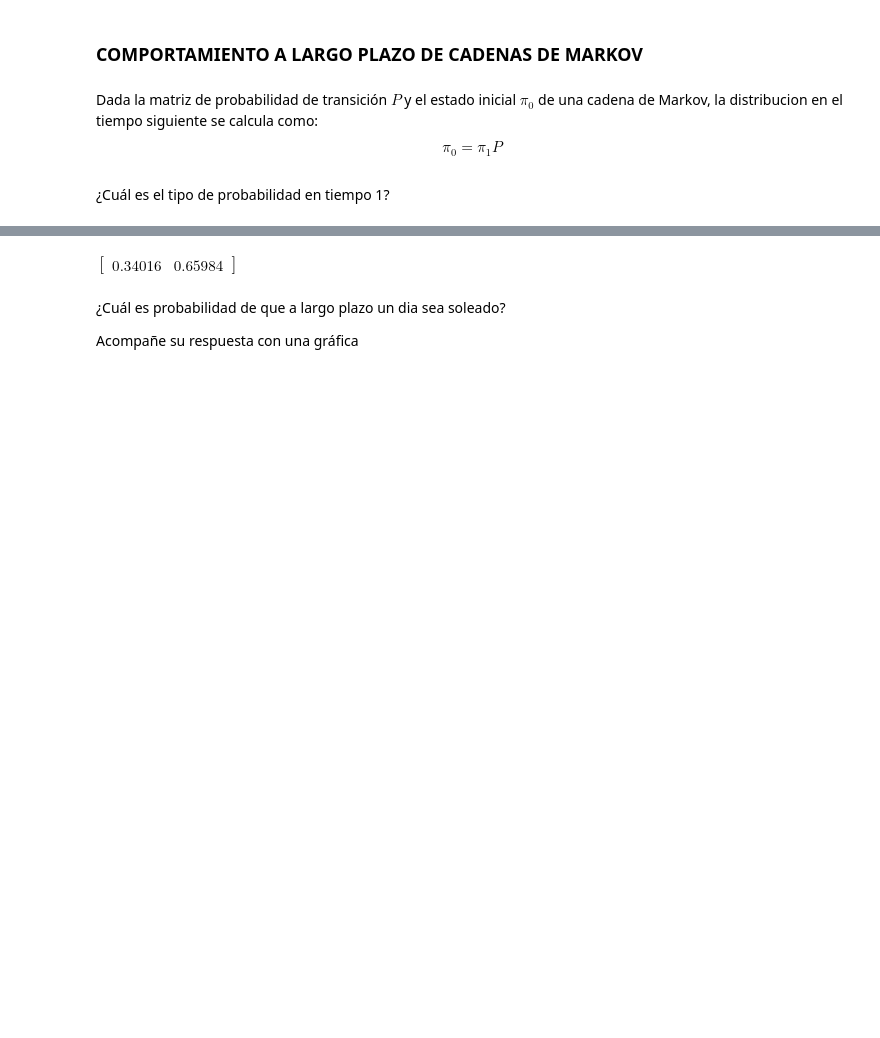
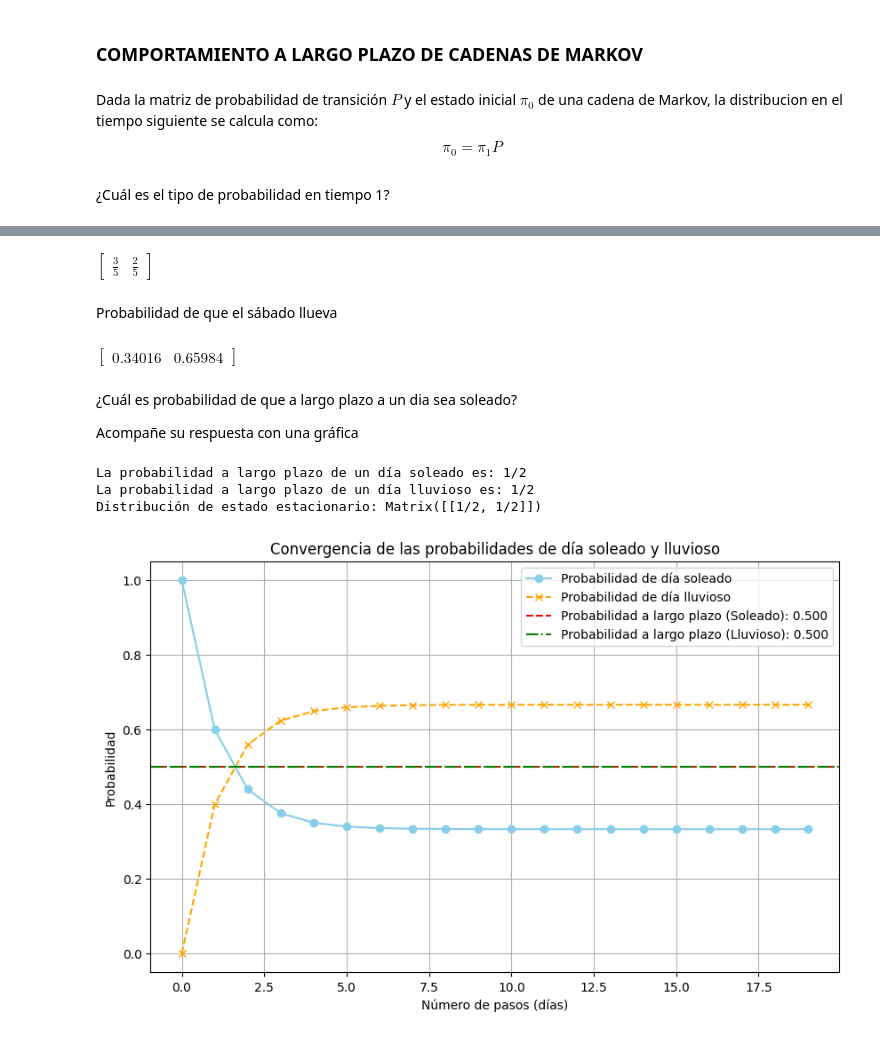
Before and after one commit to FOFM030711/SIMULACION-II, a Jupyter notebook: Comportamiento a largo plazo CADENAS DE MARKOV.ipynb, the cells around one changed output, grey strips where cells are left out. Drawn from its saved outputs; the diff is of its cells as text; code cells hidden in the pictures; blank space fills up the shorter version.

```diff
--- a/Comportamiento a largo plazo CADENAS DE MARKOV.ipynb
+++ b/Comportamiento a largo plazo CADENAS DE MARKOV.ipynb
@@ -13,4 +13,4 @@ P=Matrix([[0.6,0.4],[0.2,0.8]])
 # %%
-p=Matrix([[1,0]])
+Estado_Inicial=Matrix([[1,0]])
 # %% [markdown]
 ¿Cuál es el tipo de probabilidad en tiempo 1?
@@ -21 +17,7 @@ $\displaystyle \left[\begin{matrix}0.6 & 0.4\end{matrix}\right]$
+# %%
+Estado_Inicial*Matriz_Transicion
+# %% [output]
+$\displaystyle \left[\begin{matrix}\frac{3}{5} & \frac{2}{5}\end{matrix}\right]$
+# %% [markdown]
+Probabilidad de que el sábado llueva
 # %%
@@ -25,6 +27,62 @@ sabado
 # %% [output]
 $\displaystyle \left[\begin{matrix}0.34016 & 0.65984\end{matrix}\right]$
 # %% [markdown]
-¿Cuál es probabilidad de que a largo plazo un dia sea soleado?
+¿Cuál es probabilidad de que a largo plazo a un dia sea soleado?
 
 Acompañe su respuesta con una gráfica
+# %%
+import matplotlib.pyplot as plt
+from sympy import S
+
+# Para una matriz estocástica, el valor propio 1 corresponde al vector de estado estacionario
+v = [vecs for val, mult, vecs in Matriz_Transicion.eigenvects() if val == S.One]
+
+if v:
+    # Seleccionar el primer vector propio asociado al valor propio 1
+    # El vector propio a menudo se devuelve como una lista de matrices, por lo que tomamos la primera.
+    steady_state_vector = v[0][0]
+
+    # Normalizar el vector propio para que la suma de sus elementos sea 1
+    # Extraer los componentes del vector columna para realizar la suma
+    components = [steady_state_vector[i, 0] for i in range(steady_state_vector.rows)]
+    sum_components = sum(components)
+
+    # Crear la distribución de estado estacionario normalizada como una matriz fila (como 'Estado_Inicial')
+    steady_state_distribution = Matrix([[comp / sum_components for comp in components]])
+
+    prob_sunny_long_term = steady_state_distribution[0] # El primer componente corresponde a "soleado"
+    prob_rainy_long_term = steady_state_distribution[1] # El segundo componente corresponde a "lluvioso"
+
+    print(f"La probabilidad a largo plazo de un día soleado es: {prob_sunny_long_term}")
+    print(f"La probabilidad a largo plazo de un día lluvioso es: {prob_rainy_long_term}")
+    print(f"Distribución de estado estacionario: {steady_state_distribution}")
+
+    # Graficar la convergencia
+    num_steps = 20
+    sunny_probabilities_history = []
+    rainy_probabilities_history = []
+    current_p = Estado_Inicial
+
+    for _ in range(num_steps):
+        sunny_probabilities_history.append(float(current_p[0])) # Añadir la probabilidad de día soleado
+        rainy_probabilities_history.append(float(current_p[1])) # Añadir la probabilidad de día lluvioso
+        current_p = current_p * Matriz_Transicion
+
+    plt.figure(figsize=(10, 6))
+    plt.plot(range(num_steps), sunny_probabilities_history, marker='o', linestyle='-', color='skyblue', label='Probabilidad de día soleado')
+    plt.plot(range(num_steps), rainy_probabilities_history, marker='x', linestyle='--', color='orange', label='Probabilidad de día lluvioso')
+    plt.axhline(y=float(prob_sunny_long_term), color='r', linestyle='--', label=f'Probabilidad a largo plazo (Soleado): {float(prob_sunny_long_term):.3f}')
+    plt.axhline(y=float(prob_rainy_long_term), color='g', linestyle='-.', label=f'Probabilidad a largo plazo (Lluvioso): {float(prob_rainy_long_term):.3f}')
+    plt.title('Convergencia de las probabilidades de día soleado y lluvioso')
+    plt.xlabel('Número de pasos (días)')
+    plt.ylabel('Probabilidad')
+    plt.grid(True)
+    plt.legend()
+    plt.show()
+else:
+    print("No se encontró un vector de estado estacionario para el valor propio 1.")
+# %% [output]
+La probabilidad a largo plazo de un día soleado es: 1/2
+La probabilidad a largo plazo de un día lluvioso es: 1/2
+Distribución de estado estacionario: Matrix([[1/2, 1/2]])
+[figure, added]
```
Also changed, not shown: parts of 3 cells of this notebook.
